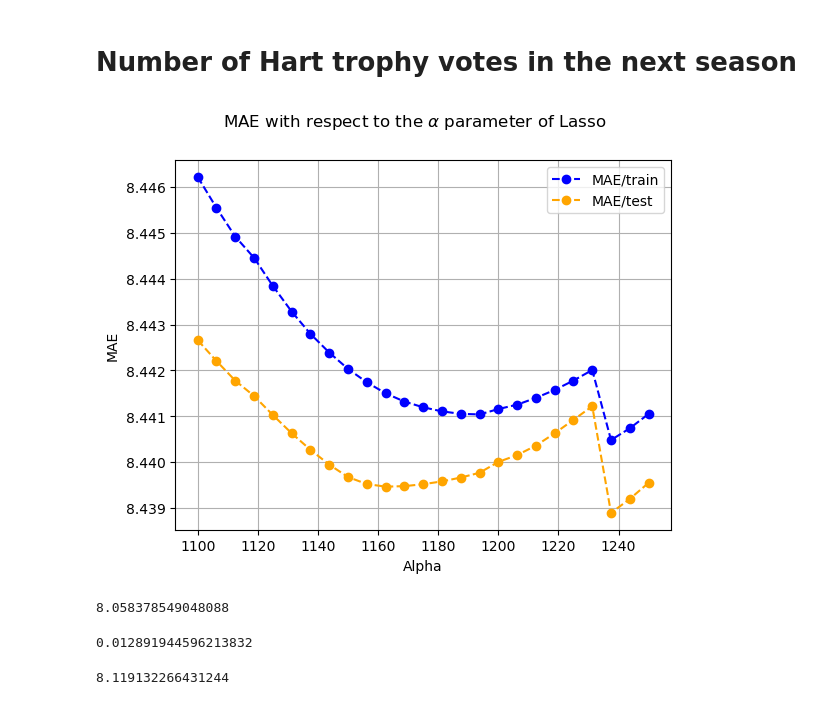
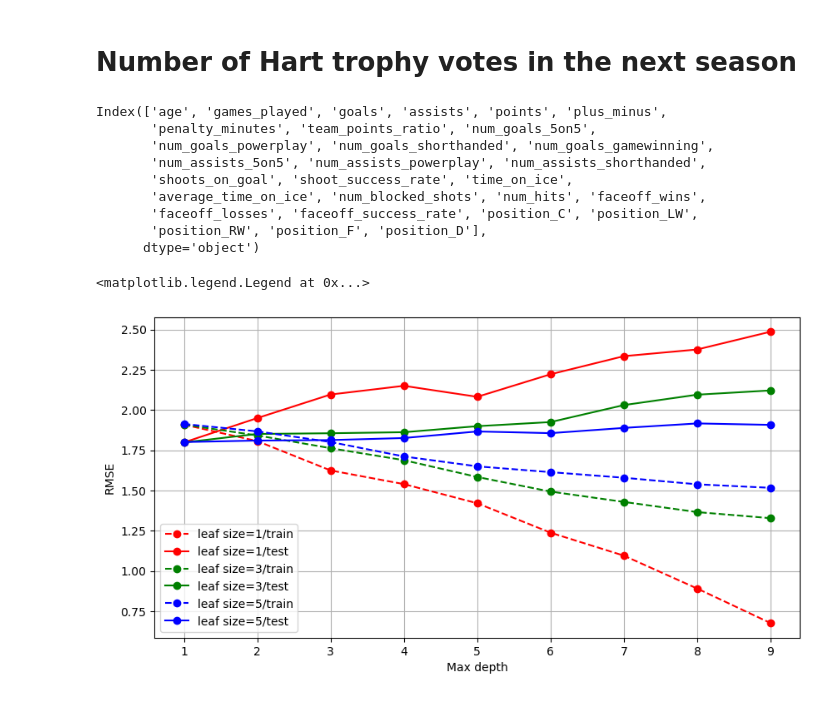
Before and after one commit to matejmurin01/ni-mlp-semestral-work, a Jupyter notebook: notebooks/03-data-modeling.ipynb, the cells around one changed output. Cells and saved outputs as stored; diff of their text form; code cells hidden in the pictures.

```diff
--- a/notebooks/03-data-modeling.ipynb
+++ b/notebooks/03-data-modeling.ipynb
@@ -320,12 +320,30 @@ array([[0.6387229 , 0.3612771 ],
 [figure]
 # %% [markdown]
 # Number of Hart trophy votes in the next season
+# %%
+X.columns
+# %% [output]
+Index(['age', 'games_played', 'goals', 'assists', 'points', 'plus_minus',
+       'penalty_minutes', 'team_points_ratio', 'num_goals_5on5',
+       'num_goals_powerplay', 'num_goals_shorthanded', 'num_goals_gamewinning',
+       'num_assists_5on5', 'num_assists_powerplay', 'num_assists_shorthanded',
+       'shoots_on_goal', 'shoot_success_rate', 'time_on_ice',
+       'average_time_on_ice', 'num_blocked_shots', 'num_hits', 'faceoff_wins',
+       'faceoff_losses', 'faceoff_success_rate', 'position_C', 'position_LW',
+       'position_RW', 'position_F', 'position_D'],
+      dtype='object')
 # %%
-TO_DROP = ['player', 'nick', 'position', 'team', 'num_HT_wins', 'traded_next_season']
+TO_DROP = ['player', 'nick', 'position', 'team', 'num_HT_wins', 'traded_next_season', 'rank', 'goals_next_season']
 data = player_df.copy().drop(columns=TO_DROP)
-data = data[~np.isnan(data.num_HT_votes_next_season)]
 data.loc[np.isnan(data.shoot_success_rate), 'shoot_success_rate'] = 0
 data.loc[np.isnan(data.faceoff_success_rate), 'faceoff_success_rate'] = 0
+data['num_HT_votes'] = data['num_HT_votes'].astype(np.float64)
+data['num_HT_votes_next_season'] = data['num_HT_votes_next_season'].astype(np.float64)
+for season in data.season.unique():
+    data.loc[data.season == season, 'num_HT_votes_next_season'] /= data.loc[data.season == season+1, 'num_HT_votes'].sum() / 100
+for season in data.season.unique():
+    data.loc[data.season == season, 'num_HT_votes'] /= data.loc[data.season == season, 'num_HT_votes'].sum() / 100
+data = data[~np.isnan(data.num_HT_votes_next_season)]
 
-X = data.copy().drop(columns=['num_HT_votes_next_season'])
+X = data.copy().drop(columns=['num_HT_votes_next_season'] + ['season'])
 y = data[['num_HT_votes_next_season']]
@@ -362,12 +349,0 @@ for alpha in tqdm(space, desc='Checking all Lasso models'):
-# %%
-fig, ax = plt.subplots()
-
-plt.plot(space, [results[k]['mae_train'] for k in space], '--o', label='MAE/train', color='blue')
-plt.plot(space, [results[k]['mae_test'] for k in space], '--o', label='MAE/test', color='orange')
-plt.grid()
-plt.xlabel('Alpha')
-plt.ylabel('MAE')
-plt.suptitle(r'MAE with respect to the $\alpha$ parameter of Lasso')
-plt.legend();
-# %% [output]
-[figure, removed]
@@ -374 +385,33 @@ plt.legend();
+# %%
+plt.figure(figsize=(10, 5))
+colors = {
+    1: 'red',
+    3: 'green',
+    5: 'blue',
+    7: 'purple'
+}
+types = {
+    'train': '--o',
+    'test': '-o'
+}
+
+for leaf_size in [1, 3, 5]:
+    for dataset in ['train', 'test']:
+        x = np.arange(1, 10)
+        data = sorted([
+            _x for _x in results if _x['params']['min_samples_leaf'] == leaf_size
+        ], key=lambda _x: _x['params']['max_depth'])
+        _y = [_x[f'rmse/{dataset}'] for _x in data]
+        plt.plot(x, _y,
+                 types[dataset],
+                 label=f'leaf size={leaf_size}/{dataset}',
+                 color=colors[leaf_size])
+plt.ylabel('RMSE')
+plt.xlabel('Max depth')
+plt.grid()
+plt.xticks(np.arange(1, 10))
+plt.legend()
+# %% [output]
+<matplotlib.legend.Legend at 0x...>
+[figure, added]
 # %%
@@ -376,14 +419,2 @@ model = Lasso(alpha=best_k, fit_intercept=False, positive=True, max_iter=10_000,
 model.fit(X, y)
 mae_regular = mean_absolute_error(y, model.predict(X))
-# %%
-mae_regular
-# %% [output]
-8.058378549048088
-# %%
-model.predict(X).min()
-# %% [output]
-0.012891944596213832
-# %%
-mean_absolute_error(y, model.predict(X))
-# %% [output]
-8.119132266431244
```
Also changed, not shown: parts of 10 cells of this notebook, 5 other files.
